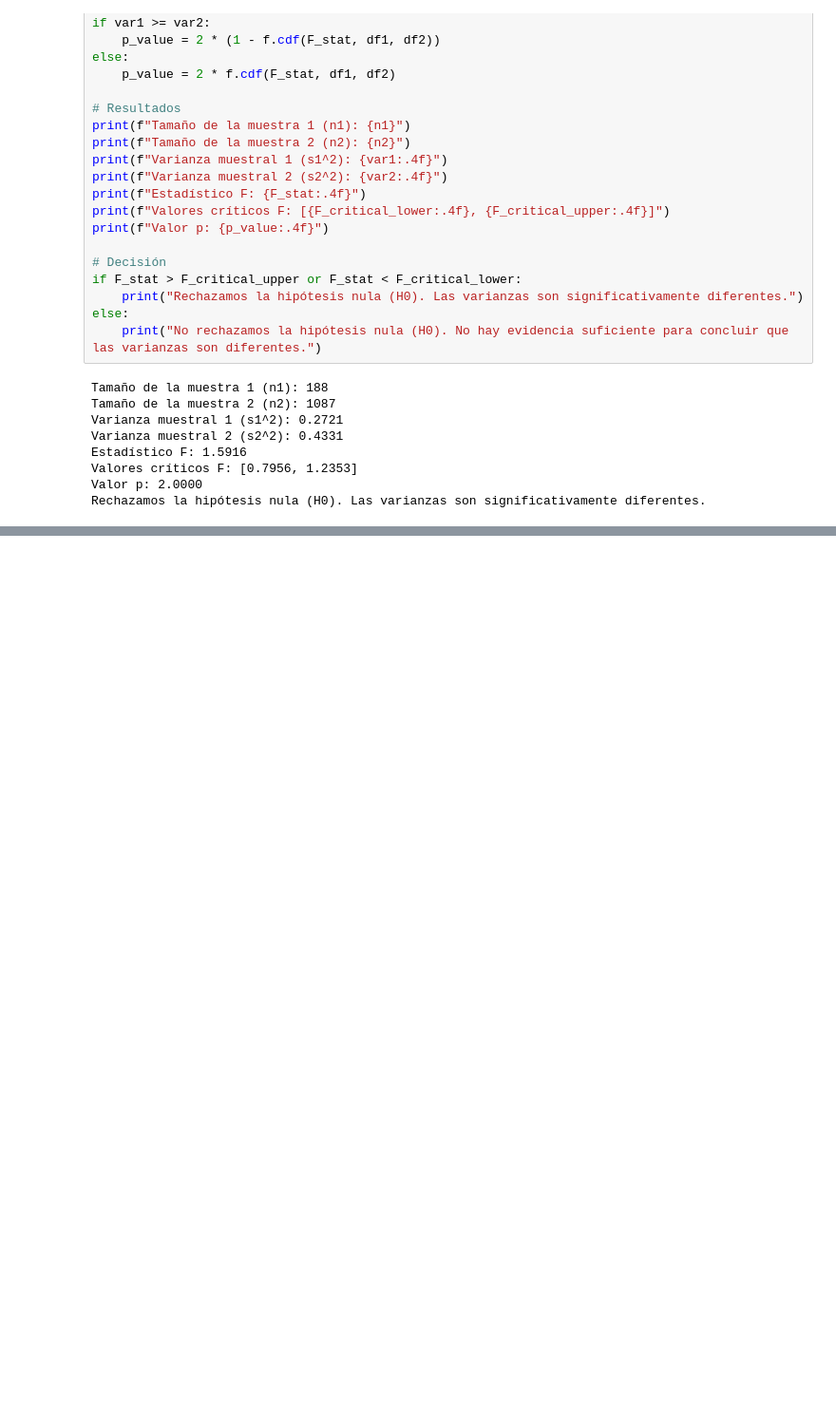
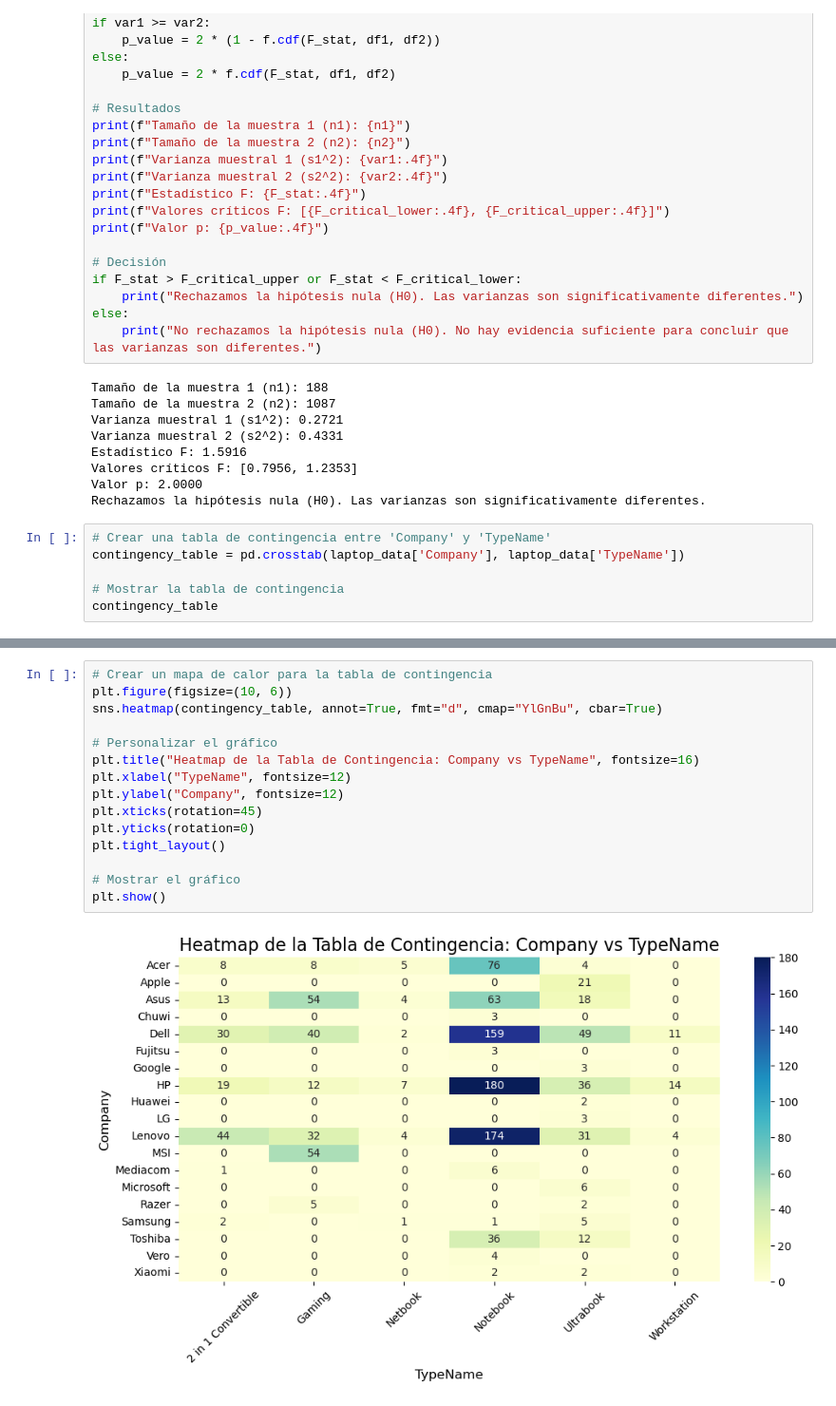
Before and after one commit to gaboCiber/A-statistical-analisis-of-Laptop-Prices, a Jupyter notebook: laptop_prices.ipynb, the cells around one changed output, grey strips where cells are left out. Shown at 95% size. Saved outputs shown, nothing was run; the diff lists cells and outputs as text; blank space fills up the shorter version.

```diff
--- a/laptop_prices.ipynb
+++ b/laptop_prices.ipynb
@@ -1105,3 +1103,9 @@ Estadístico F: 1.5916
 Valores críticos F: [0.7956, 1.2353]
 Valor p: 2.0000
 Rechazamos la hipótesis nula (H0). Las varianzas son significativamente diferentes.
+# %%
+# Crear una tabla de contingencia entre 'Company' y 'TypeName'
+contingency_table = pd.crosstab(laptop_data['Company'], laptop_data['TypeName'])
+
+# Mostrar la tabla de contingencia
+contingency_table
@@ -1107,0 +1131,17 @@ Rechazamos la hipótesis nula (H0). Las varianzas son significativamente diferen
+# %%
+# Crear un mapa de calor para la tabla de contingencia
+plt.figure(figsize=(10, 6))
+sns.heatmap(contingency_table, annot=True, fmt="d", cmap="YlGnBu", cbar=True)
+
+# Personalizar el gráfico
+plt.title("Heatmap de la Tabla de Contingencia: Company vs TypeName", fontsize=16)
+plt.xlabel("TypeName", fontsize=12)
+plt.ylabel("Company", fontsize=12)
+plt.xticks(rotation=45)
+plt.yticks(rotation=0)
+plt.tight_layout()
+
+# Mostrar el gráfico
+plt.show()
+# %% [output]
+[figure, added]
```
Also changed, not shown: parts of 18 cells of this notebook.
